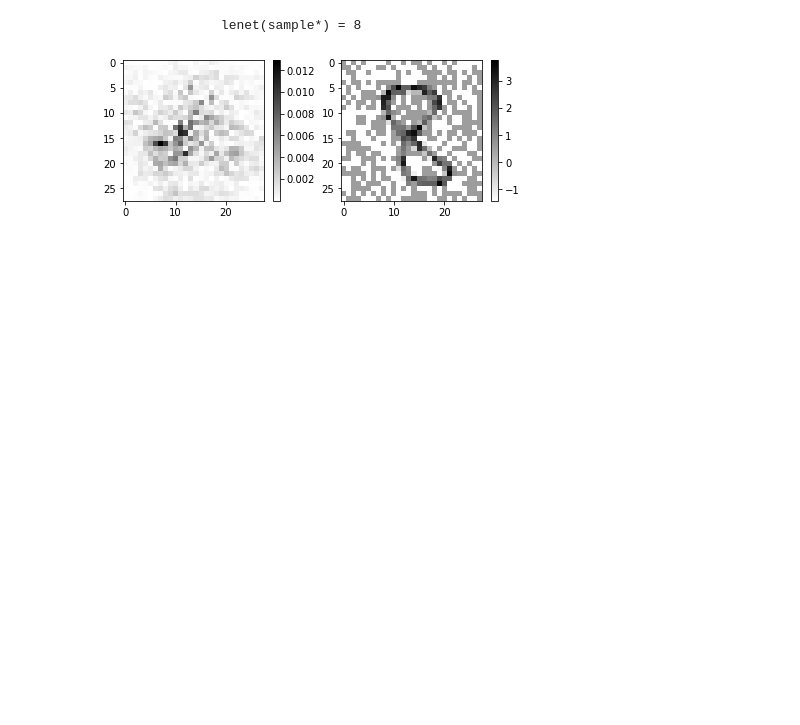
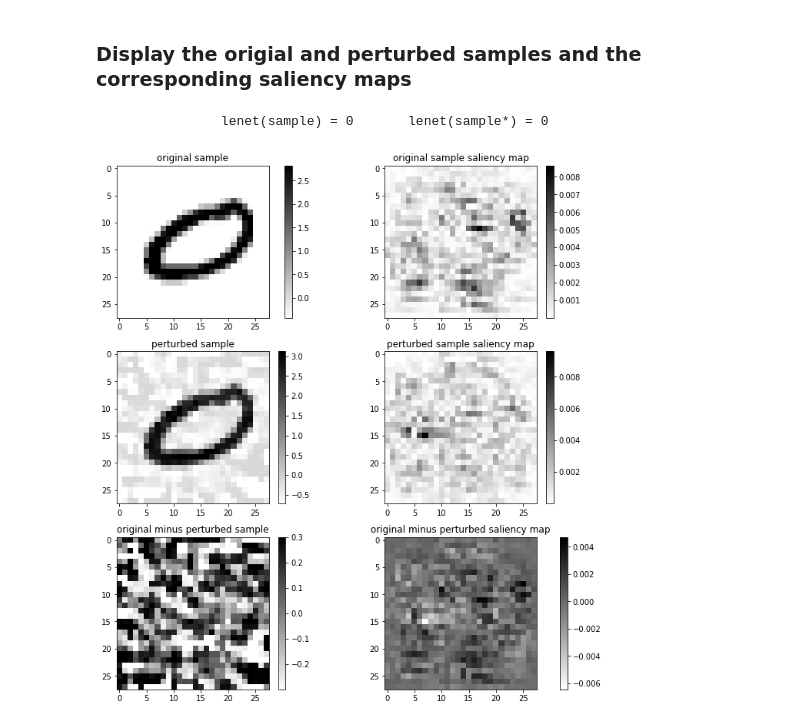
Before and after one commit to a1noack/robust_interpretations, a Jupyter notebook: attack_models.ipynb, the cells around one changed output. Cells and saved outputs as stored; diff of their text form; code cells hidden in the pictures; blank space fills up the shorter version.

Commit message:
make matplotlib plots prettier

```diff
--- a/attack_models.ipynb
+++ b/attack_models.ipynb
@@ -13,17 +18,18 @@ import matplotlib.pyplot as plt
 # %%
 net = LeNet(activation=torch.nn.functional.relu)
 net_proxy = LeNet(activation=torch.nn.functional.softplus)
-
-net.eval()
-net_proxy.eval()
 
 epsilon = 0
 alpha_wd = 0
 alpha_jr = 0
 training_round = 1
+net_name = f'models/training_round_{training_round}/ep{epsilon}_wd{alpha_wd}_jr{alpha_jr}_{training_round}'
 
-net.load_state_dict(torch.load(f'models/ep{epsilon}_wd{alpha_wd}_jr{alpha_jr}_1'))
+net.load_state_dict(torch.load(net_name))
+net_proxy.load_state_dict(torch.load(net_name))
+
 net.eval()
+net_proxy.eval()
 
 data_preprocess = torchvision.transforms.Compose([
                 torchvision.transforms.ToTensor(),
@@ -62,4 +45,10 @@ plt.show()
 # %%
-sample_ = sga.iterative_attack(sample, attack_method='top_k', alpha=1, num_iters=100)
+sample,label = next(iter(train_loader))
+sample,label = sample.to(device),label.to(device)
+
+sga = SimpleGradientsAttack(net, net_proxy, sample, label, top_k=100, device=device)
+saliency_map = sga.og_saliency
+
+sample_ = sga.iterative_attack(sample, attack_method='top_k', alpha=.001, num_iters=300)
 saliency_map_ = sga.create_saliency_map(net, sample_, used=False)
 # %% [output]
@@ -67,17 +70,42 @@ iteration #0. norm of perturbation = 28.0
-# %%
-fig = plt.figure(figsize=(15,15))
-
-print(f'\t\tlenet(sample*) = {net(sample_).argmax()}')
-
-fig.add_subplot(5,4,2)
-plt.imshow(saliency_map_.cpu().detach().numpy(), cmap='binary')
-plt.colorbar()
-
-fig.add_subplot(5,4,3)
-plt.imshow(sample_.squeeze().cpu().numpy(), cmap='binary')
-plt.colorbar()
-
-plt.show()
-# %% [output]
-                lenet(sample*) = 8
-[figure, removed]
+# %% [markdown]
+### Display the origial and perturbed samples and the corresponding saliency maps
+# %%
+fig = plt.figure(figsize=(10,10), constrained_layout=True)
+spec = gridspec.GridSpec(ncols=2, nrows=3, figure=fig)
+
+print(f'\t\tlenet(sample) = {label.item()} \tlenet(sample*) = {torch.argmax(net(sample_))}')
+
+ax1 = fig.add_subplot(spec[0,0])
+ax1.title.set_text('original sample')
+plt.imshow(sample.squeeze().cpu().numpy(), cmap='binary')
+plt.colorbar()
+
+ax2 = fig.add_subplot(spec[0,1])
+ax2.title.set_text('original sample saliency map')
+plt.imshow(saliency_map.cpu().detach().numpy(), cmap='binary')
+plt.colorbar()
+
+ax3 = fig.add_subplot(spec[1,0])
+ax3.title.set_text('perturbed sample')
+plt.imshow(sample_.squeeze().cpu().numpy(), cmap='binary')
+plt.colorbar()
+
+ax4 = fig.add_subplot(spec[1,1])
+ax4.title.set_text('perturbed sample saliency map')
+plt.imshow(saliency_map_.cpu().detach().numpy(), cmap='binary')
+plt.colorbar()
+
+ax5 = fig.add_subplot(spec[2,0])
+ax5.title.set_text('original minus perturbed sample')
+plt.imshow((sample-sample_).squeeze().cpu().numpy(), cmap='binary')
+plt.colorbar()
+
+ax6 = fig.add_subplot(spec[2,1])
+ax6.title.set_text('original minus perturbed saliency map')
+plt.imshow((saliency_map-saliency_map_).cpu().detach().numpy(), cmap='binary')
+plt.colorbar()
+
+plt.show()
+# %% [output]
+                lenet(sample) = 0       lenet(sample*) = 0
+[figure, added]
```
Also changed, not shown: parts of 7 cells of this notebook.
